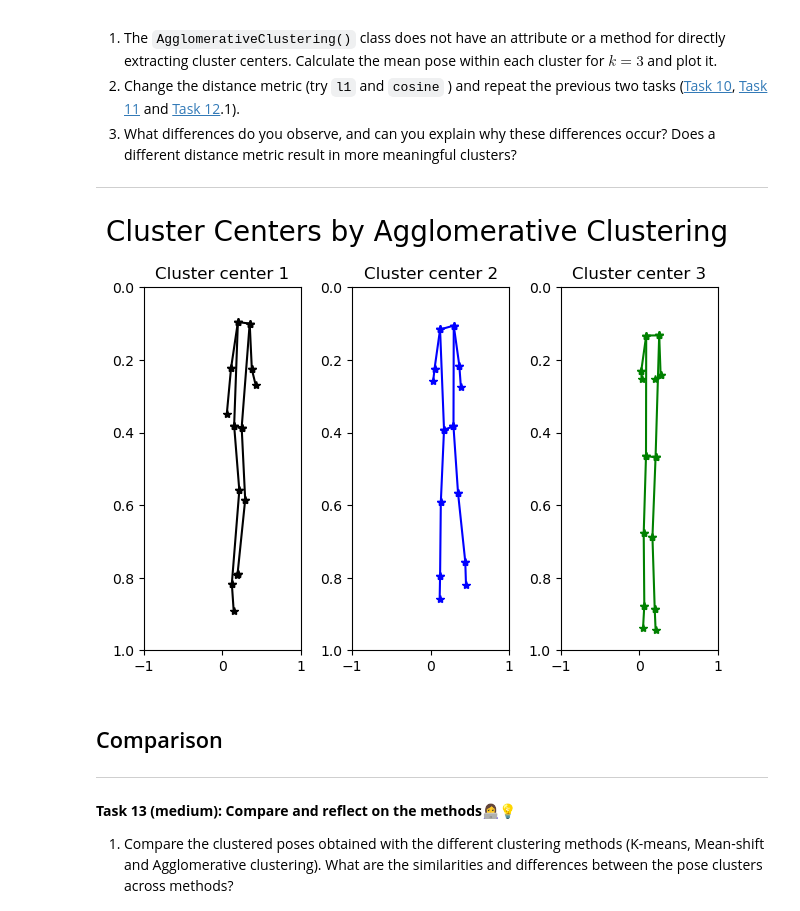
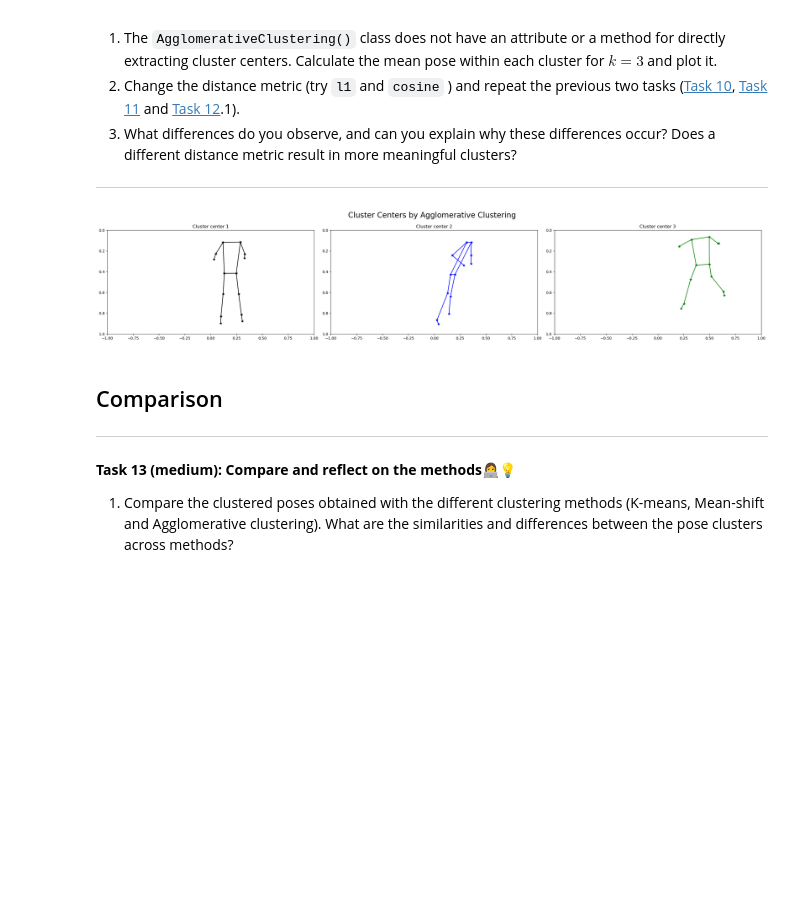
Before and after one commit to hannahcandersen/iml_exercises, a Jupyter notebook: Q11 - Clustering/week12/01-Clustering.ipynb, the cells around one changed output. Drawn from its saved outputs; the diff is of its cells as text; code cells hidden in the pictures; blank space fills up the shorter version.

```diff
--- a/Q11 - Clustering/week12/01-Clustering.ipynb
+++ b/Q11 - Clustering/week12/01-Clustering.ipynb
@@ -448,7 +541,9 @@ The cell below creates an instance of the `AgglomerativeClustering()`
 ---
 # %%
 k = 3
-agg_clustering = AgglomerativeClustering(n_clusters=k, metric='euclidean', linkage='ward') # change ward to use other distances
+#agg_clustering = AgglomerativeClustering(n_clusters=k, metric='euclidean', linkage='ward') # L2
+#agg_clustering = AgglomerativeClustering(n_clusters=k, metric='cosine', linkage='average') # Cosine
+agg_clustering = AgglomerativeClustering(n_clusters=k, metric='l1', linkage='average') # L1
 
 # Extract the cluster labels for each pose in the sequence
 cluster_labels = agg_clustering.fit_predict(sequence)
@@ -481,21 +576,22 @@ plt.show()
 # %%
 # Calculate the mean pose for each cluster for k=3
 cluster_means = np.zeros((k, D*C))
 for i in range(k):
     cluster_means[i] = np.mean(sequence[cluster_labels == i], axis=0)
 
 # Visualize the cluster centers
+plt.figure(figsize=(25, 5))  # Adjust the figure size to make it wider
 for i in range(k):
     plt.subplot(1, k, i+1)
     plt.title(f'Cluster center {i+1}')
     plot_single_pose(cluster_means[i], c=colors[i], head=False)
     plt.ylim(1, 0)
     plt.xlim(-1, 1)
 plt.suptitle('Cluster Centers by Agglomerative Clustering', fontsize=20)
 plt.tight_layout()
 plt.show()
 # %% [output]
-[figure, old version]
+[figure, new version]
 # %%
 # Change the distane metric to l1 and cosine
 # What differences do you observe, and can you explain why these differences occur? Does a different distance metric result in more meaningful clusters?
```
Also changed, not shown: parts of 8 cells of this notebook, 40 other files.
